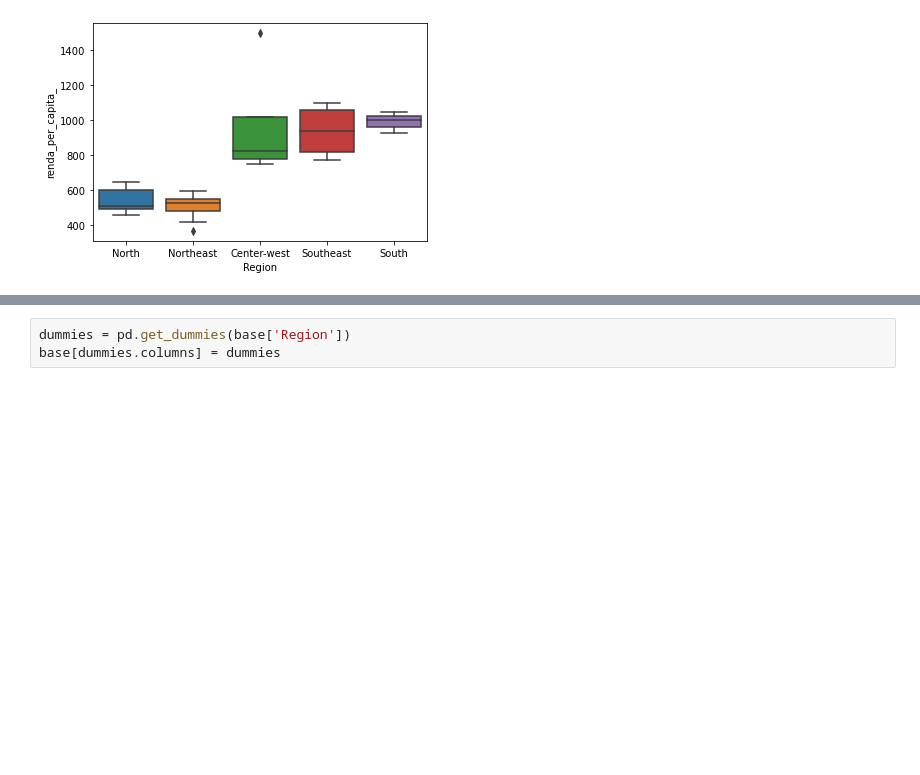
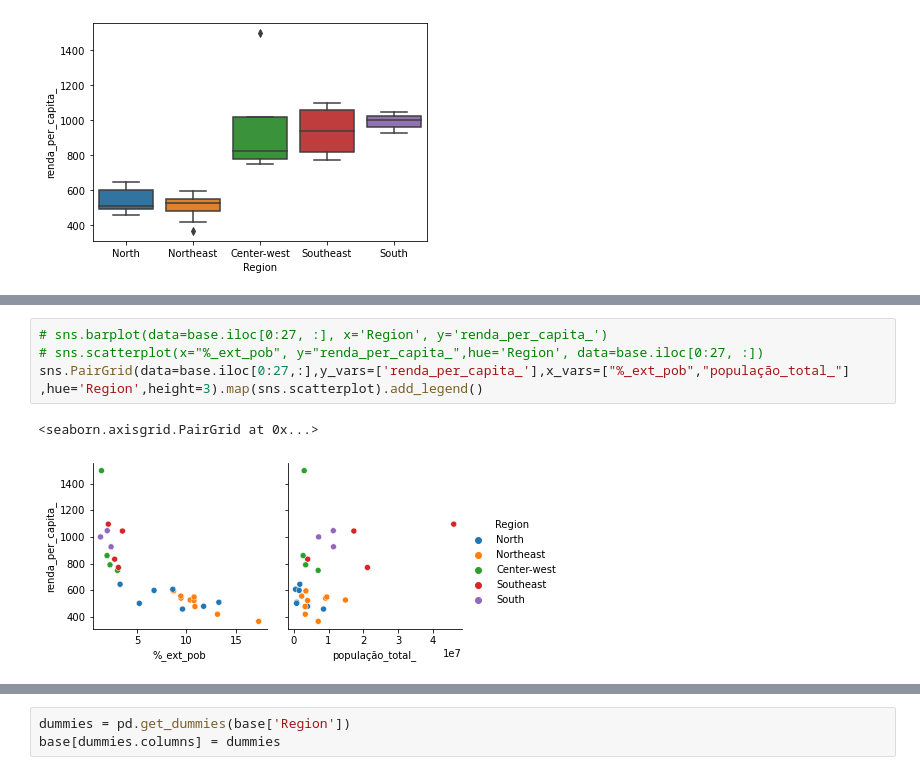
Before and after one commit to VitorBSP/GDP_StatesBR, a Jupyter notebook: modelagem.ipynb, the cells around one changed output, grey strips where cells are left out. Drawn from its saved outputs; the diff is of its cells as text; blank space fills up the shorter version.

```diff
--- a/modelagem.ipynb
+++ b/modelagem.ipynb
@@ -47,0 +46,8 @@ sns.boxplot(x='Region', y='renda_per_capita_', data=base.iloc[0:27, :])
+# %%
+# sns.barplot(data=base.iloc[0:27, :], x='Region', y='renda_per_capita_')
+# sns.scatterplot(x="%_ext_pob", y="renda_per_capita_",hue='Region', data=base.iloc[0:27, :])
+sns.PairGrid(data=base.iloc[0:27,:],y_vars=['renda_per_capita_'],x_vars=["%_ext_pob","população_total_"]
+,hue='Region',height=3).map(sns.scatterplot).add_legend()
+# %% [output]
+<seaborn.axisgrid.PairGrid at 0x...>
+[figure, added]
```
Also changed, not shown: parts of 7 cells of this notebook.
